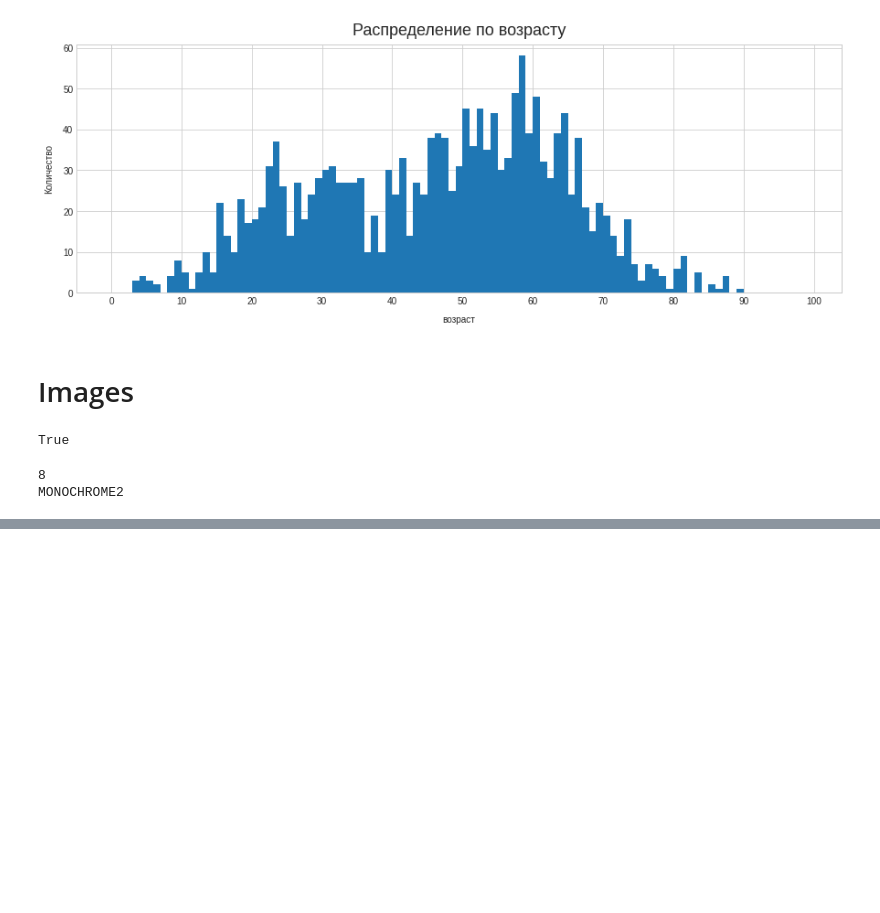
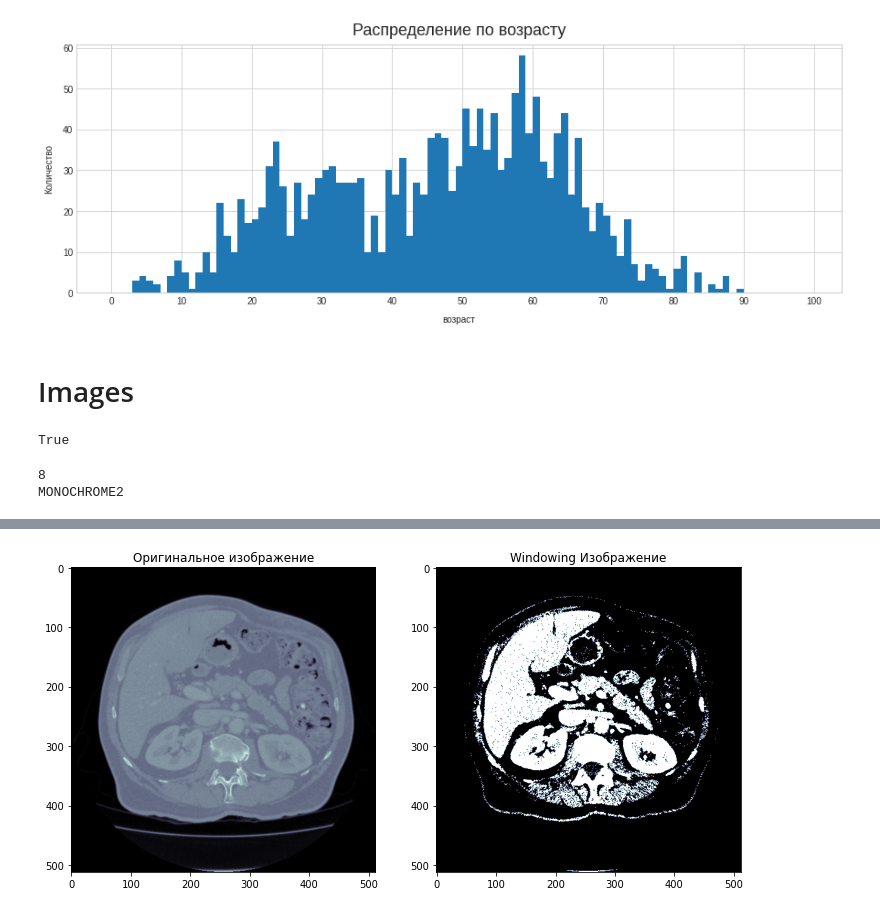
Before and after one commit to androbaza/my-kaggle-submissions, a Jupyter notebook: medical_image_analysis_in_python.ipynb, the cells around one changed output, grey strips where cells are left out. Saved outputs shown, nothing was run; the diff lists cells and outputs as text; code cells hidden in the pictures; blank space fills up the shorter version.

```diff
--- a/medical_image_analysis_in_python.ipynb
+++ b/medical_image_analysis_in_python.ipynb
@@ -299,3 +317,15 @@ print(imagedata.PhotometricInterpretation)
 # %% [output]
 8
 MONOCHROME2
+# %%
+filepath = '/content/drive/MyDrive/wifi-loc/volume_pt5/volume-44.nii'
+imagedata = nibabel.load(filepath)
+array   = imagedata.get_fdata()
+array   = np.rot90(np.array(array))
+
+def windowed(px, w, l):
+    px_min = l - w//2
+    px_max = l + w//2
+    px[px<px_min] = px_min
+    px[px>px_max] = px_max
+    return (px-px_min) / (px_max-px_min)
@@ -301,0 +352,10 @@ MONOCHROME2
+# %%
+f = plt.figure(figsize=(12,12))
+ax = f.add_subplot(121)
+ax2 = f.add_subplot(122)
+ax.imshow(array[...,50].astype(np.float32), cmap=plt.cm.bone)
+ax.title.set_text('Оригинальное изображение')
+ax2.imshow(windowed(array[...,50].astype(np.float32), 5,50), cmap=plt.cm.bone)
+ax2.title.set_text('Windowing Изображение')
+# %% [output]
+[figure, added]
```
Also changed, not shown: parts of 9 cells of this notebook.
